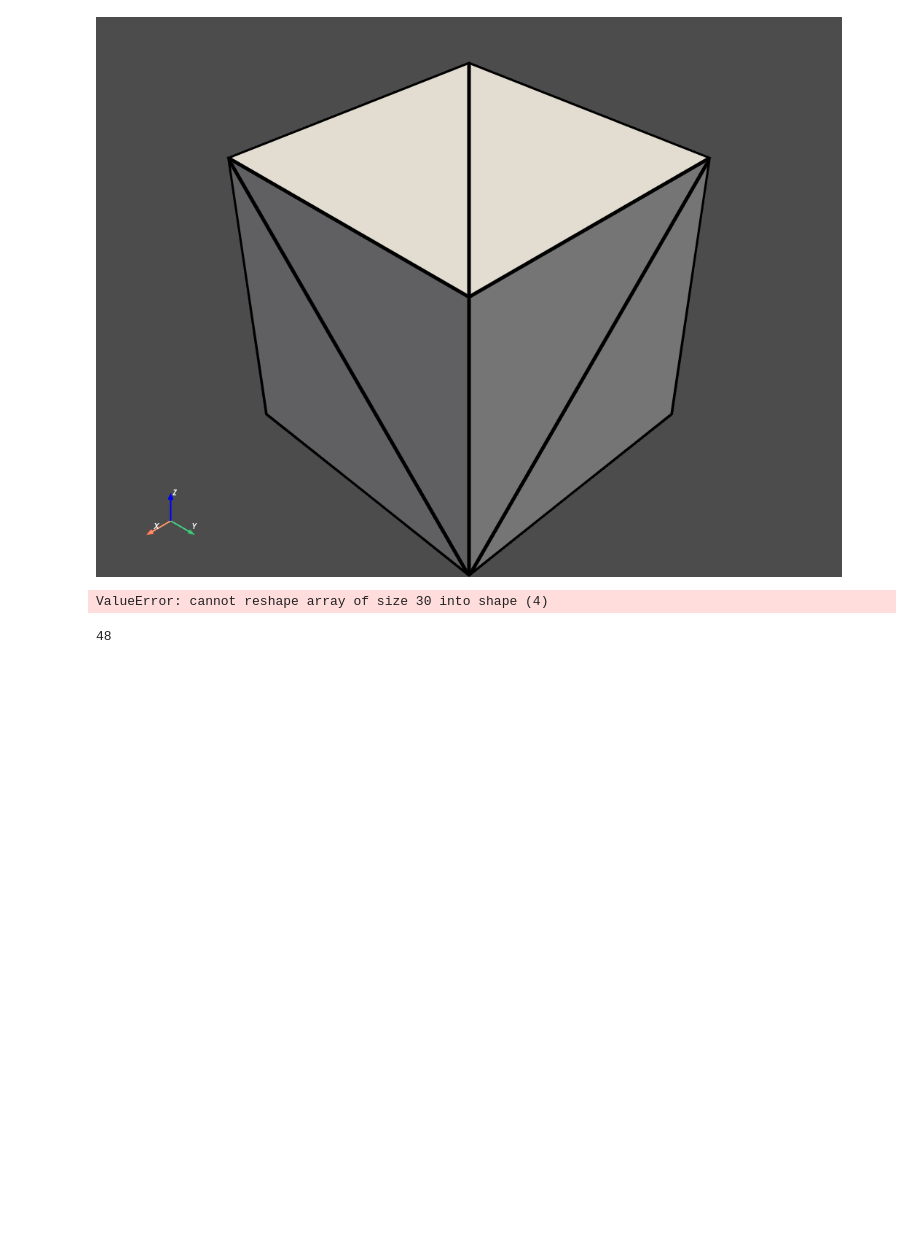
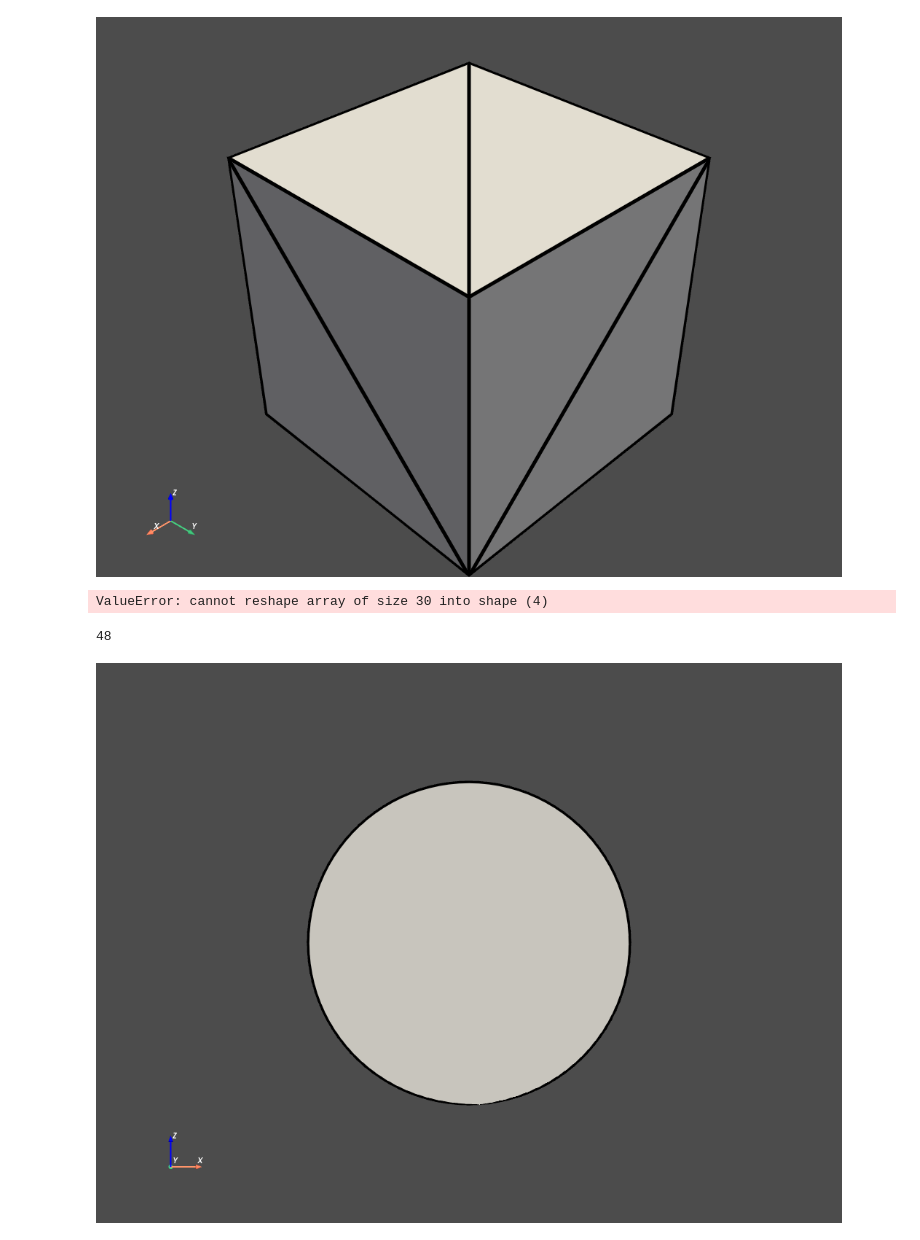
Before and after one commit to zhouyifan233/light-transport, a Jupyter notebook: LightTransportSimulator/light_transport/examples/soft_shadow.ipynb, the cells around one changed output. Saved outputs shown, nothing was run; the diff lists cells and outputs as text; code cells hidden in the pictures; blank space fills up the shorter version.

```diff
--- a/LightTransportSimulator/light_transport/examples/soft_shadow.ipynb
+++ b/LightTransportSimulator/light_transport/examples/soft_shadow.ipynb
@@ -253,3 +255,9 @@ light_sources = numba.typed.List()
 source_mat = Material(color=WHITE, shininess=1, reflection=0.9)
 l1 = Light(source=np.array([3, 5, 3, 1], dtype=np.float64), material=source_mat)
 light_sources.append(l1)
+# %%
+cylinder = pv.Cylinder(radius=1, center=[0,0,0], height=3, direction=[0, 1, 0])
+# cylinder = cylinder.triangulate()
+cylinder.plot(show_edges=True, line_width=5, cpos='xz')
+# %% [output]
+[figure, added]
```
Also changed, not shown: parts of 14 cells of this notebook, 15 other files.
